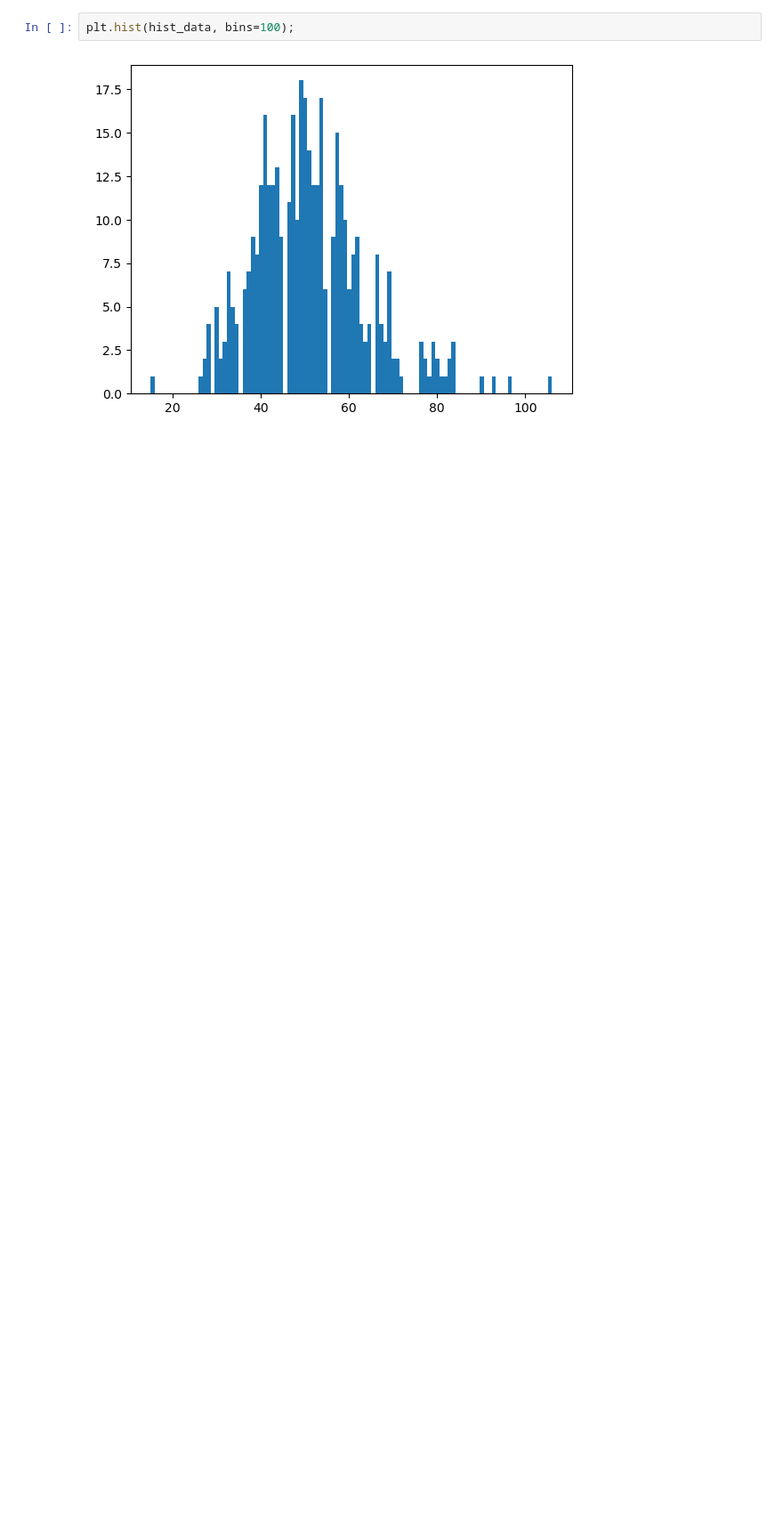
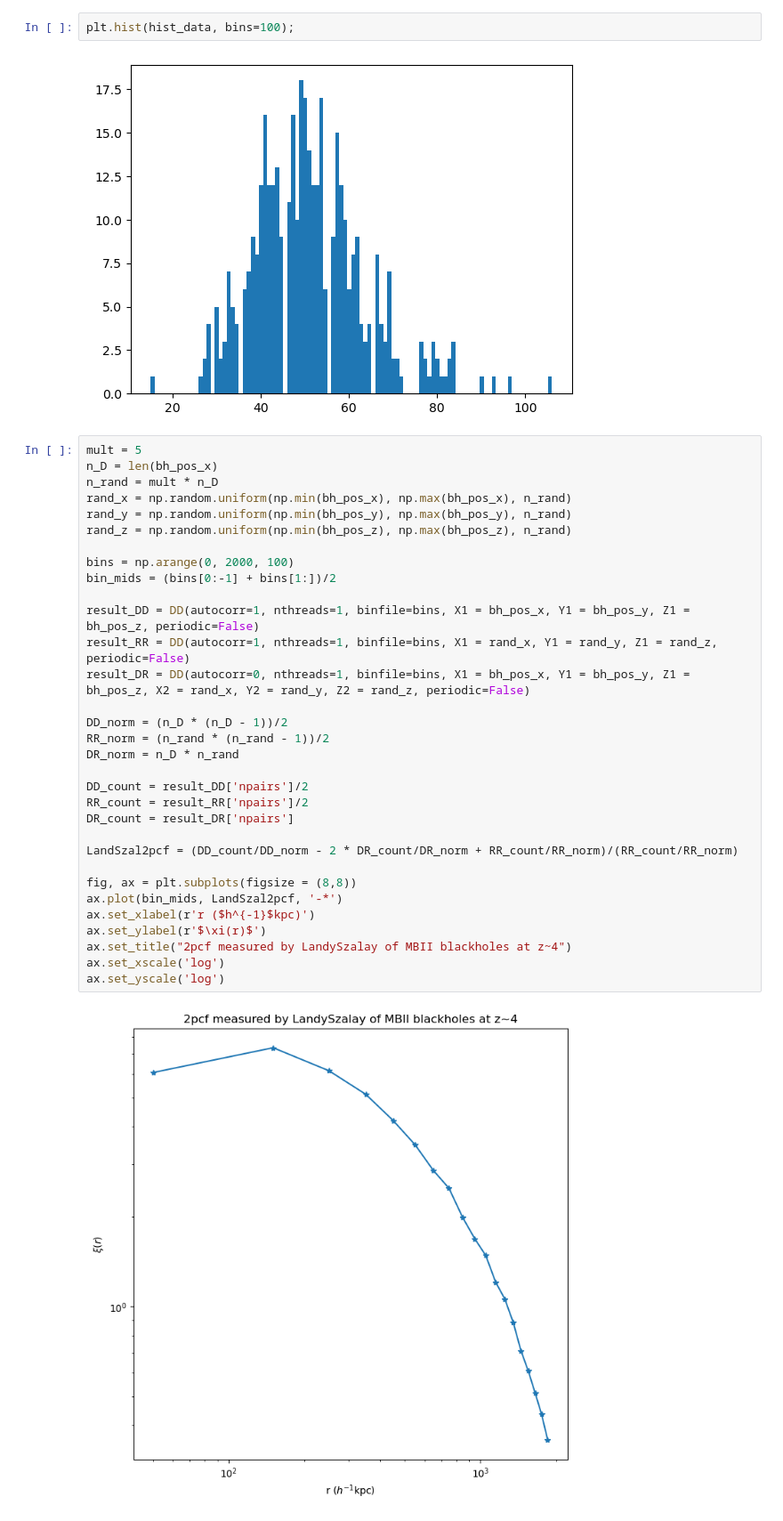
Before and after one commit to VibinRam/DP2, a Jupyter notebook: Codes/Clustering_simulation/MBIIdatacorr.ipynb, the cells around one changed output. Shown at 89% size. Drawn from its saved outputs; the diff is of its cells as text; blank space fills up the shorter version.

```diff
--- a/Codes/Clustering_simulation/MBIIdatacorr.ipynb
+++ b/Codes/Clustering_simulation/MBIIdatacorr.ipynb
@@ -40,3 +43,37 @@ Text(0.7, 0.85, 'Bin size = 249.99 $h^{-1}$kpc')
 plt.hist(hist_data, bins=100);
 # %% [output]
 [figure]
+# %%
+mult = 5
+n_D = len(bh_pos_x)
+n_rand = mult * n_D
+rand_x = np.random.uniform(np.min(bh_pos_x), np.max(bh_pos_x), n_rand)
+rand_y = np.random.uniform(np.min(bh_pos_y), np.max(bh_pos_y), n_rand)
+rand_z = np.random.uniform(np.min(bh_pos_z), np.max(bh_pos_z), n_rand)
+
+bins = np.arange(0, 2000, 100)
+bin_mids = (bins[0:-1] + bins[1:])/2
+
+result_DD = DD(autocorr=1, nthreads=1, binfile=bins, X1 = bh_pos_x, Y1 = bh_pos_y, Z1 = bh_pos_z, periodic=False)
+result_RR = DD(autocorr=1, nthreads=1, binfile=bins, X1 = rand_x, Y1 = rand_y, Z1 = rand_z, periodic=False)
+result_DR = DD(autocorr=0, nthreads=1, binfile=bins, X1 = bh_pos_x, Y1 = bh_pos_y, Z1 = bh_pos_z, X2 = rand_x, Y2 = rand_y, Z2 = rand_z, periodic=False)
+
+DD_norm = (n_D * (n_D - 1))/2
+RR_norm = (n_rand * (n_rand - 1))/2
+DR_norm = n_D * n_rand
+
+DD_count = result_DD['npairs']/2
+RR_count = result_RR['npairs']/2
+DR_count = result_DR['npairs']
+
+LandSzal2pcf = (DD_count/DD_norm - 2 * DR_count/DR_norm + RR_count/RR_norm)/(RR_count/RR_norm)
+
+fig, ax = plt.subplots(figsize = (8,8))
+ax.plot(bin_mids, LandSzal2pcf, '-*')
+ax.set_xlabel(r'r ($h^{-1}$kpc)')
+ax.set_ylabel(r'$\xi(r)$')
+ax.set_title("2pcf measured by LandySzalay of MBII blackholes at z~4")
+ax.set_xscale('log')
+ax.set_yscale('log')
+# %% [output]
+[figure, added]
```
Also changed, not shown: parts of 6 cells of this notebook, 4 other files.
